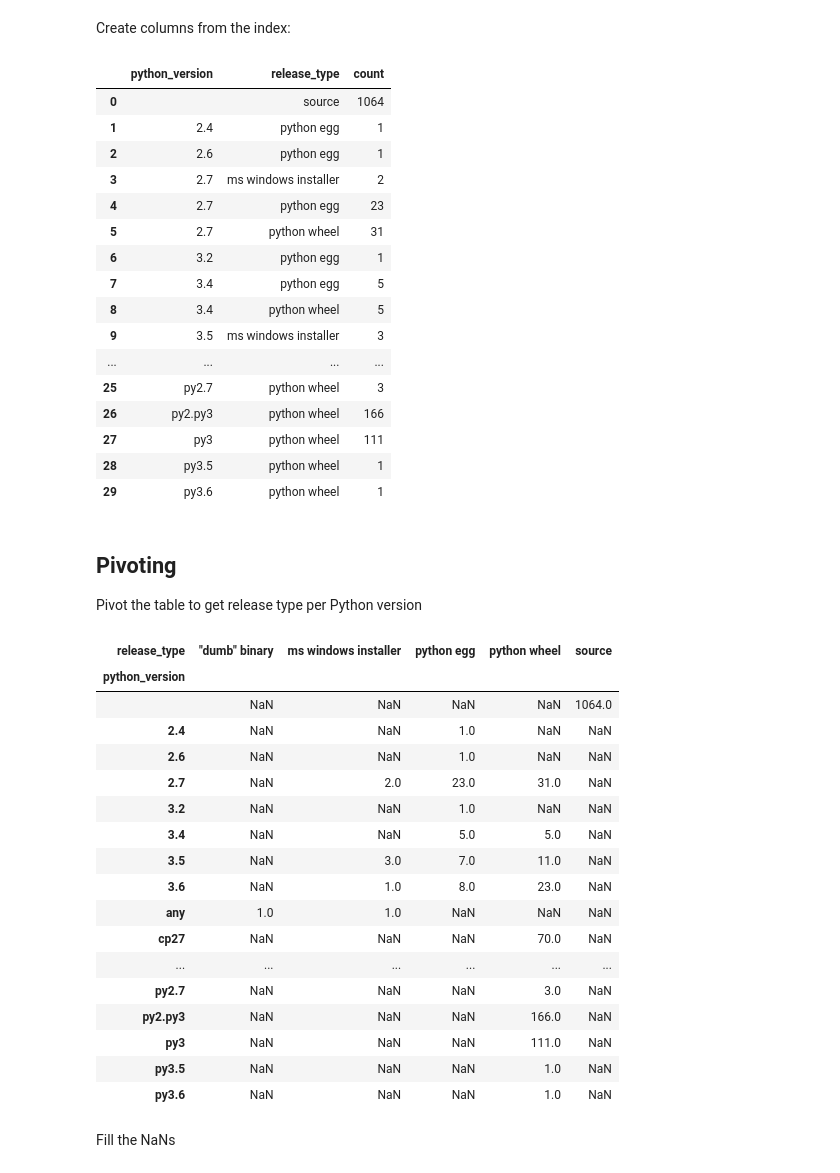
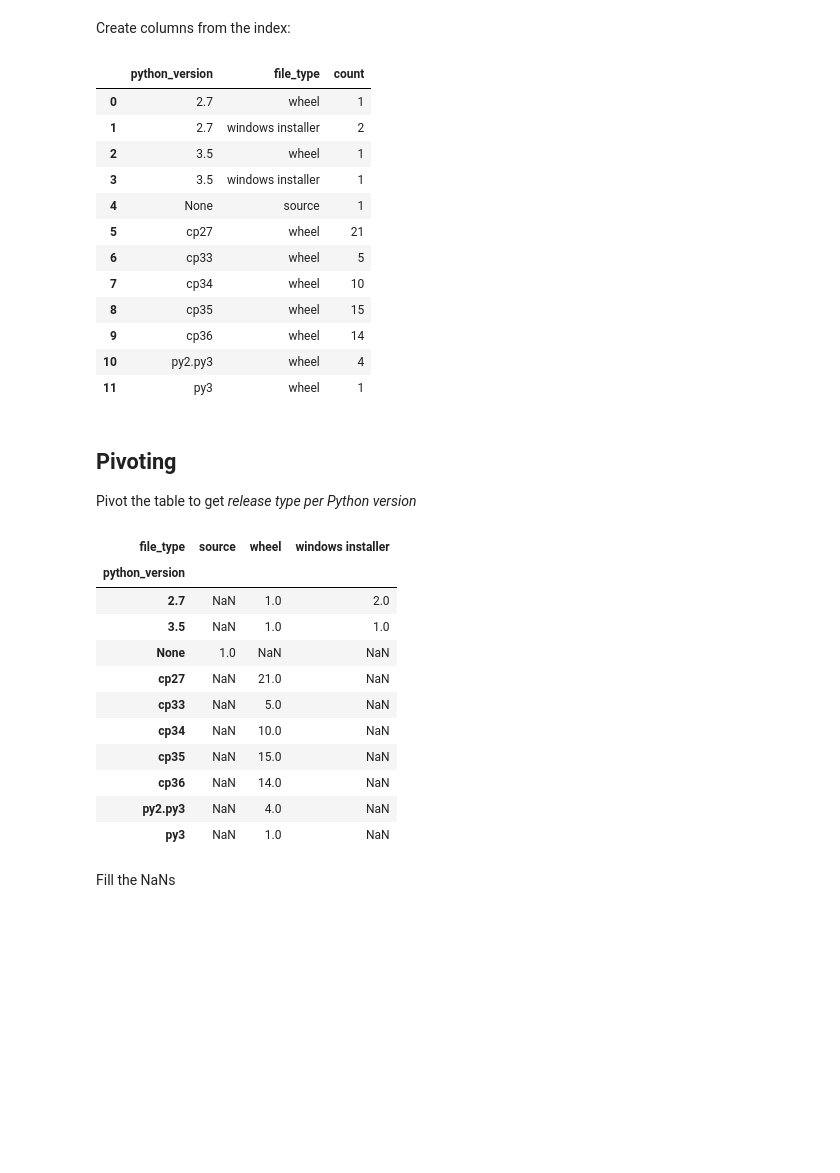
Before and after one commit to jitsejan/python-101, a Jupyter notebook: 07 Data Enriching.ipynb, the cells around one changed output. Cells and saved outputs as stored; diff of their text form; code cells hidden in the pictures; blank space fills up the shorter version.

```diff
--- a/07 Data Enriching.ipynb
+++ b/07 Data Enriching.ipynb
@@ -30,7 +35,7 @@ xmldf
 # %% [markdown]
 Create new dataframe from the grouped data:
 # %%
-subdf = xmldf.groupby(['python_version', 'release_type'])['package_name'].count()
+subdf = xmldf.groupby(['python_version', 'file_type'])['package_name'].count()
 print(type(subdf))
 subdf
 # %% [output]
@@ -82,48 +80,38 @@ Create columns from the index:
 subdf = subdf.reset_index()
 subdf
 # %% [output]
-|  | python_version | release_type | count |
-| 0 |  | source | 1064 |
-| 1 | 2.4 | python egg | 1 |
-| 2 | 2.6 | python egg | 1 |
-| 3 | 2.7 | ms windows installer | 2 |
-| 4 | 2.7 | python egg | 23 |
-| 5 | 2.7 | python wheel | 31 |
-| 6 | 3.2 | python egg | 1 |
-| 7 | 3.4 | python egg | 5 |
-| 8 | 3.4 | python wheel | 5 |
-| 9 | 3.5 | ms windows installer | 3 |
-| ... | ... | ... | ... |
-| 25 | py2.7 | python wheel | 3 |
-| 26 | py2.py3 | python wheel | 166 |
-| 27 | py3 | python wheel | 111 |
-| 28 | py3.5 | python wheel | 1 |
-| 29 | py3.6 | python wheel | 1 |
+|  | python_version | file_type | count |
+| 0 | 2.7 | wheel | 1 |
+| 1 | 2.7 | windows installer | 2 |
+| 2 | 3.5 | wheel | 1 |
+| 3 | 3.5 | windows installer | 1 |
+| 4 | None | source | 1 |
+| 5 | cp27 | wheel | 21 |
+| 6 | cp33 | wheel | 5 |
+| 7 | cp34 | wheel | 10 |
+| 8 | cp35 | wheel | 15 |
+| 9 | cp36 | wheel | 14 |
+| 10 | py2.py3 | wheel | 4 |
+| 11 | py3 | wheel | 1 |
 # %% [markdown]
 ## Pivoting
-Pivot the table to get release type per Python version
+Pivot the table to get _release type per Python version_
 # %%
-subdf = subdf.pivot(index='python_version', columns='release_type', values='count')
+subdf = subdf.pivot(index='python_version', columns='file_type', values='count')
 subdf
 # %% [output]
-| release_type | "dumb" binary | ms windows installer | python egg | python wheel | source |
-| python_version |  |  |  |  |  |
-|  | NaN | NaN | NaN | NaN | 1064.0 |
-| 2.4 | NaN | NaN | 1.0 | NaN | NaN |
-| 2.6 | NaN | NaN | 1.0 | NaN | NaN |
-| 2.7 | NaN | 2.0 | 23.0 | 31.0 | NaN |
-| 3.2 | NaN | NaN | 1.0 | NaN | NaN |
-| 3.4 | NaN | NaN | 5.0 | 5.0 | NaN |
-| 3.5 | NaN | 3.0 | 7.0 | 11.0 | NaN |
-| 3.6 | NaN | 1.0 | 8.0 | 23.0 | NaN |
-| any | 1.0 | 1.0 | NaN | NaN | NaN |
-| cp27 | NaN | NaN | NaN | 70.0 | NaN |
-| ... | ... | ... | ... | ... | ... |
-| py2.7 | NaN | NaN | NaN | 3.0 | NaN |
-| py2.py3 | NaN | NaN | NaN | 166.0 | NaN |
-| py3 | NaN | NaN | NaN | 111.0 | NaN |
-| py3.5 | NaN | NaN | NaN | 1.0 | NaN |
-| py3.6 | NaN | NaN | NaN | 1.0 | NaN |
+| file_type | source | wheel | windows installer |
+| python_version |  |  |  |
+| 2.7 | NaN | 1.0 | 2.0 |
+| 3.5 | NaN | 1.0 | 1.0 |
+| None | 1.0 | NaN | NaN |
+| cp27 | NaN | 21.0 | NaN |
+| cp33 | NaN | 5.0 | NaN |
+| cp34 | NaN | 10.0 | NaN |
+| cp35 | NaN | 15.0 | NaN |
+| cp36 | NaN | 14.0 | NaN |
+| py2.py3 | NaN | 4.0 | NaN |
+| py3 | NaN | 1.0 | NaN |
 # %% [markdown]
 Fill the NaNs
 # %%
```
Also changed, not shown: parts of 7 cells of this notebook, 8 other files.
